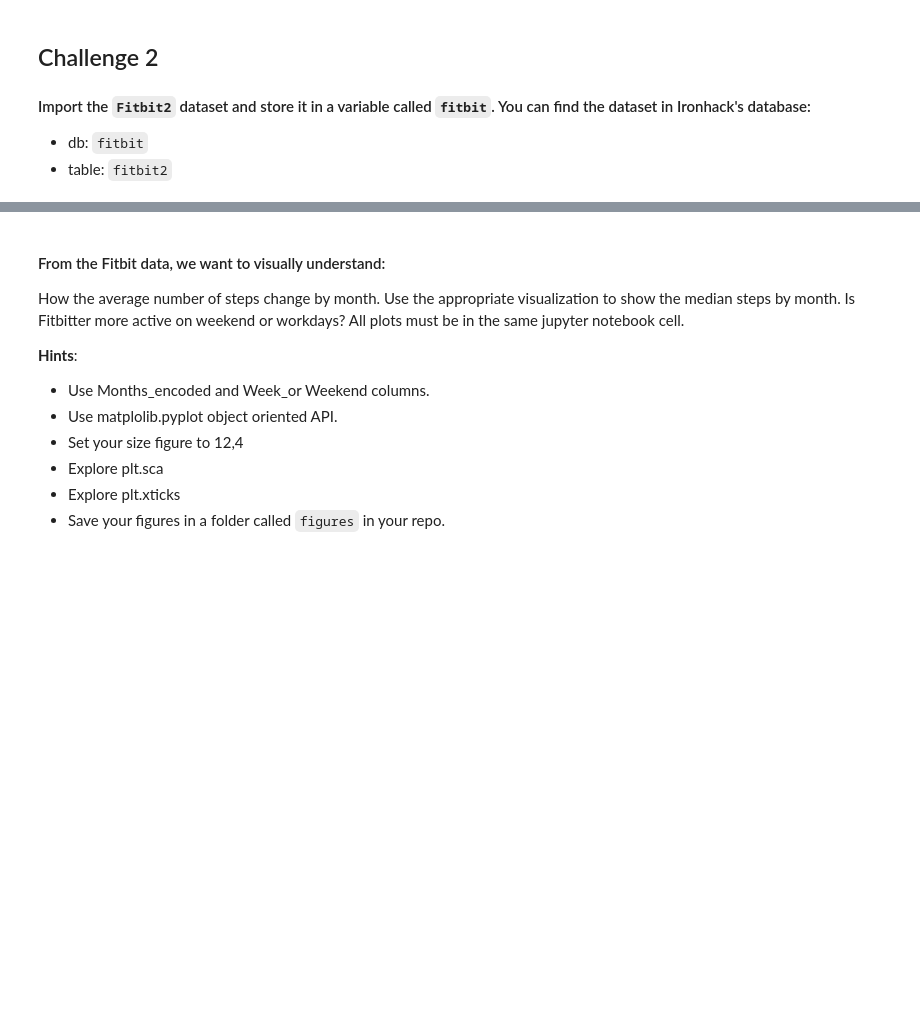
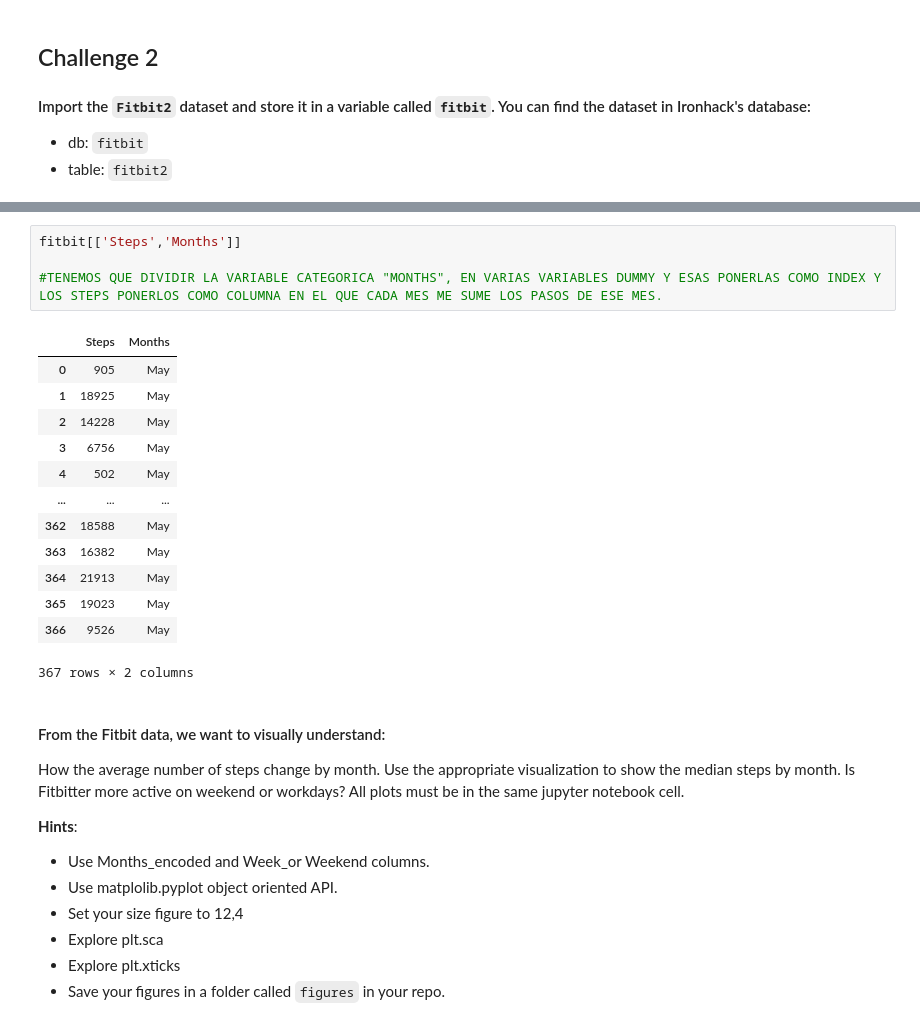
Before and after one commit to montesgrande95/dataptmad1121_labs, a Jupyter notebook: module-2/matplotlib-seaborn/your-code/matplot_seaborn_lab.ipynb, the cells around one changed output, grey strips where cells are left out. Saved outputs shown, nothing was run; the diff lists cells and outputs as text; blank space fills up the shorter version.

```diff
--- a/module-2/matplotlib-seaborn/your-code/matplot_seaborn_lab.ipynb
+++ b/module-2/matplotlib-seaborn/your-code/matplot_seaborn_lab.ipynb
@@ -110,3 +145,21 @@ import os
+# %%
+fitbit[['Steps','Months']]
+
+#TENEMOS QUE DIVIDIR LA VARIABLE CATEGORICA "MONTHS", EN VARIAS VARIABLES DUMMY Y ESAS PONERLAS COMO INDEX Y LOS STEPS PONERLOS COMO COLUMNA EN EL QUE CADA MES ME SUME LOS PASOS DE ESE MES.
+# %% [output]
+|  | Steps | Months |
+| 0 | 905 | May |
+| 1 | 18925 | May |
+| 2 | 14228 | May |
+| 3 | 6756 | May |
+| 4 | 502 | May |
+| ... | ... | ... |
+| 362 | 18588 | May |
+| 363 | 16382 | May |
+| 364 | 21913 | May |
+| 365 | 19023 | May |
+| 366 | 9526 | May |
+367 rows × 2 columns
 # %% [markdown]
 #### From the Fitbit data, we want to visually understand:
 
```
Also changed, not shown: parts of 6 cells of this notebook.
